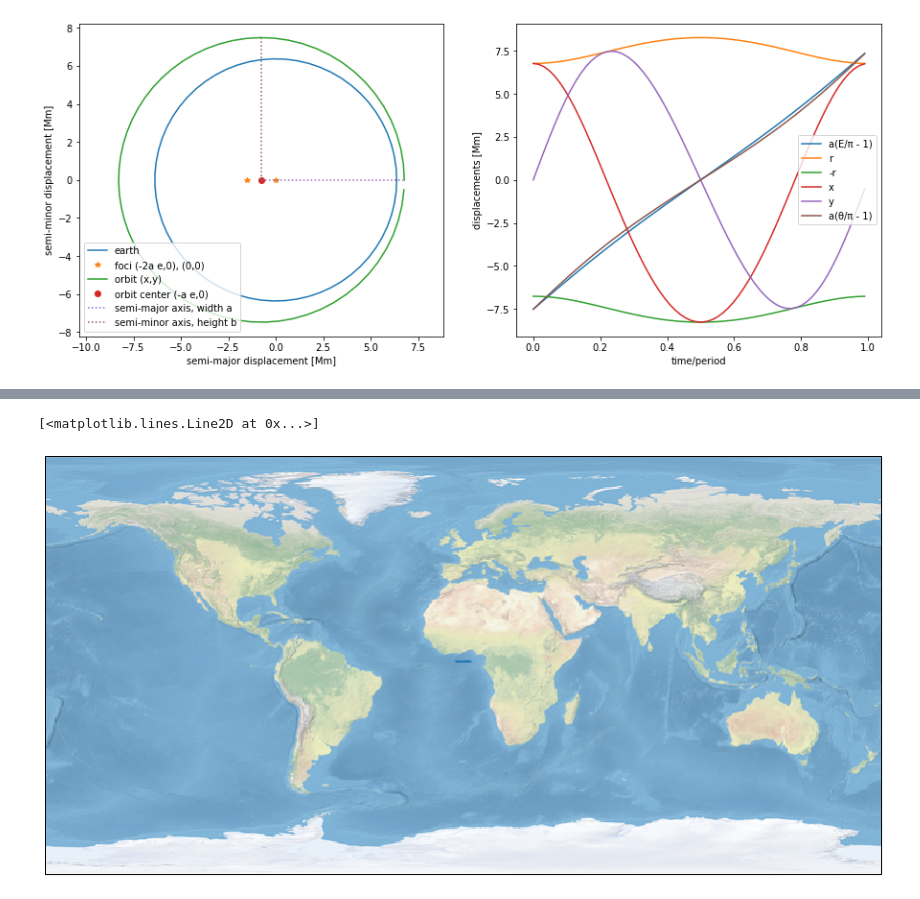
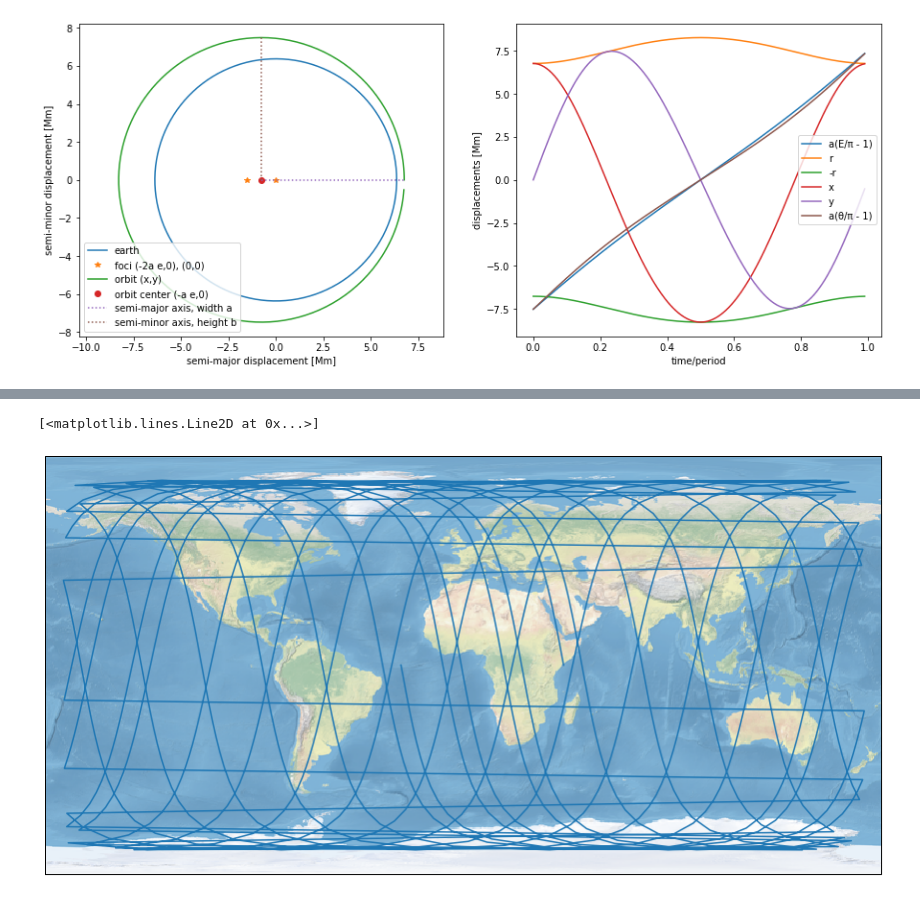
Before and after one commit to rickyle327/Math-Clinic-Fall-2019, a Jupyter notebook: Kepler-to-Equirect.ipynb, the cells around one changed output, grey strips where cells are left out. Drawn from its saved outputs; the diff is of its cells as text; code cells hidden in the pictures.

```diff
--- a/Kepler-to-Equirect.ipynb
+++ b/Kepler-to-Equirect.ipynb
@@ -14,7 +14,7 @@ circlexy = lambda r, θ : (r*np.cos(θ), r*np.sin(θ))
 e = .1                   # eccentricity
 G = 6.67430e-11          # gravitational constant, m³/(kg s²) https://en.wikipedia.org/wiki/Gravitational_constant
 m = [1e3, 5.9722e24]     # masses of satellite, earth, kg https://en.wikipedia.org/wiki/Earth_mass
-N = 64                   # nu. plot points
+N = 250                   # nu. plot points
 R = 6371.0088e3          # mean earth radius, m https://en.wikipedia.org/wiki/Earth_radius
 α = G*sum(m)             # gravitational parameter, eq. 1, m³/s²
 a = (R + 4e5)/(1 - e)    # eq. 35, R + minimum altitude solved for semi-major axis, m
@@ -59,18 +65,18 @@ ax[1].legend()
 # %%
 def xy2q(t, x, y, i, ω, Ω) : # map orbit to 3D coordinates (x,y) to (q[0],q[1],q[2])
-    Ω = [np.cos(Ω),          # longitude of the ascending node converted to its cosine and sine
+    W = [np.cos(Ω),          # longitude of the ascending node converted to its cosine and sine
          np.sin(Ω)]
     ν = np.sin(i)             # sine of inclination angle
-    t = ω + 2*np.pi*t/24/3600 # time (s) converted to orbital plane normal-vector azimuth (radian)
+    l = ω + 2*np.pi*t/24/3600 # time (s) converted to orbital plane normal-vector azimuth (radian)
         # little omega is the arugment of pergigree
-    ν = np.array([np.cos(t)*ν,# ν converted to unit normal vector of orbital plane
-                  np.sin(t)*ν, np.array([np.cos(i)]*len(t))]).transpose()
+    ν = np.array([np.cos(l)*ν,# ν converted to unit normal vector of orbital plane
+                  np.sin(l)*ν, np.array([np.cos(i)]*len(l))]).transpose()
     λ = np.cross([0, 0, 1], ν)# vector orthogonal to ν and to reference North Pole
     λ = np.diag(np.sum(λ*λ,   # normalize λ
                        axis=1)**-.5)@λ
     μ = np.cross(ν, λ)        # unit vector orthogonal to λ and to ν
-    q = (np.diag(x)@λ + np.diag(y)@μ)@np.array([[Ω[0], -Ω[1], 0],
-                                                [Ω[1],  Ω[0], 0],
+    q = (np.diag(x)@λ + np.diag(y)@μ)@np.array([[W[0], -W[1], 0],
+                                                [W[1],  W[0], 0],
                                                 [   0,     0,  1]])
     return q
 # %%
@@ -101,27 +107,25 @@ ax[1].legend();
 # %%
 circlexyz = lambda r, θ, ω : (r*np.sin(θ)*np.cos(ω), r*np.sin(θ)*np.sin(ω),r*np.cos(θ) )
 # %%
-X = circlexyz( R/1e6, np.linspace(0, 2*np.pi, N),np.pi/6 )
-Y = circlexyz( -R/1e6, np.linspace(0, 2*np.pi, N),np.pi/6 )
-X, Y = meshgrid(X,Y)
+X = circlexyz( R, np.linspace(0, 2*np.pi, N), 0 )
 
+PP = 16 # Number of orbits we wish to simulate
 inclination = 1.449   # np.sin takes radians   83° × π/180 = 1.449rad
-t = np.linspace(0,
-               4*P, 4*N) # time list, s
+t = np.linspace(0, PP*P, 4*N) # time list, s
 E = t2E(e, H*t/a/b)      # eq. 25, eccentric anomaly list, radians
 x = a*(np.cos(E) - e)    # eq. 20, x-coordinate list
 y = b*np.sin(E)          # eq. 21, y-coordinate list
-q = xy2q(t, x/1e6, y/1e6, inclination, 0, np.pi/4)
+q = xy2q(t, x, y, inclination, 0, np.pi/4)
 f = plt.figure(figsize=(15,8))
 ax = [f.add_subplot(1,2,1,projection='3d'), f.add_subplot(1,2,2)]
 ax[0].plot(q[:,0], q[:,1], q[:,2], label='orbit')
 ax[0].plot(X[0], X[1], X[2], label='earth')
 ax[0].set_xlabel('q₁')
-ax[0].set_xlim3d(-8, 8)
+#ax[0].set_xlim3d(-8, 8)
 ax[0].set_ylabel('q₂')
-ax[0].set_ylim3d(-8, 8)
+#ax[0].set_ylim3d(-8, 8)
 ax[0].set_zlabel('q₃')
-ax[0].set_zlim3d(-8, 8)
+#ax[0].set_zlim3d(-8, 8)
 ax[0].legend()
 ax[1].plot(t/P, q[:,0], label='q₁')
 ax[1].plot(t/P, q[:,1], label='q₂')
@@ -143,0 +141,10 @@ plt.plot(psi, phi)
+# %%
+psi = np.arctan2(q[:,0], q[:,1])
+
+qq = np.zeros(np.size(q[:,2]))
+for i in range(0,np.size(q[:,1])):
+    qq[i] = q[i,2] / np.sqrt( q[i,0]**2 + q[i,1]**2 + q[i,2]**2 )
+
+phi = np.arcsin( qq )
+plt.plot(psi, phi)
+plt.plot([-np.pi,np.pi],[0,0])
@@ -144,9 +224,9 @@ plt.plot(psi, phi)
 # %%
 f = plt.figure(figsize=(15,8))
 ax = f.add_subplot(1,1,1)
 ax = plt.axes(projection=ccrs.PlateCarree())
 ax.stock_img()
-plt.plot(psi, phi)
+plt.plot(55*psi, 55*phi)
 # %% [output]
 [<matplotlib.lines.Line2D at 0x...>]
-[figure, old version]
+[figure, new version]
```
Also changed, not shown: parts of 9 cells of this notebook.
